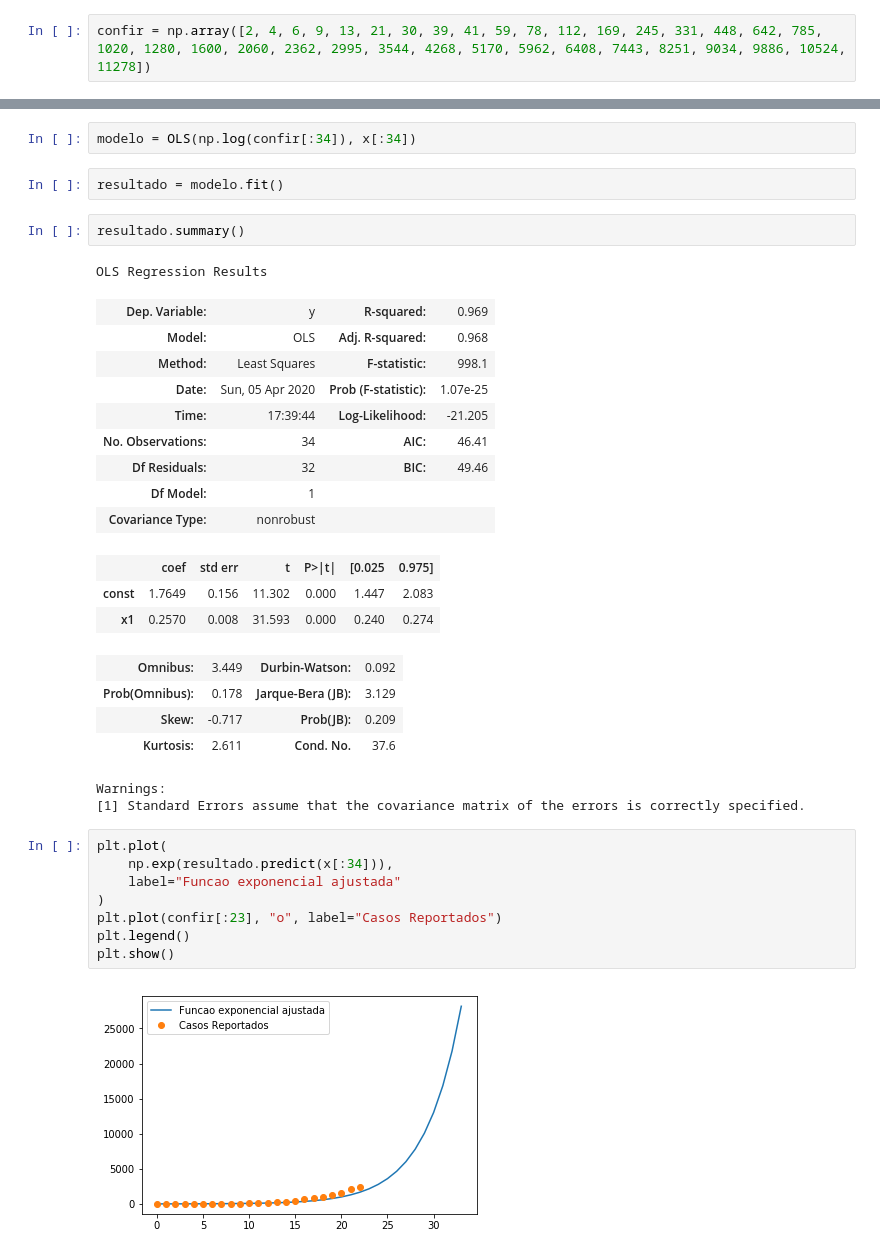
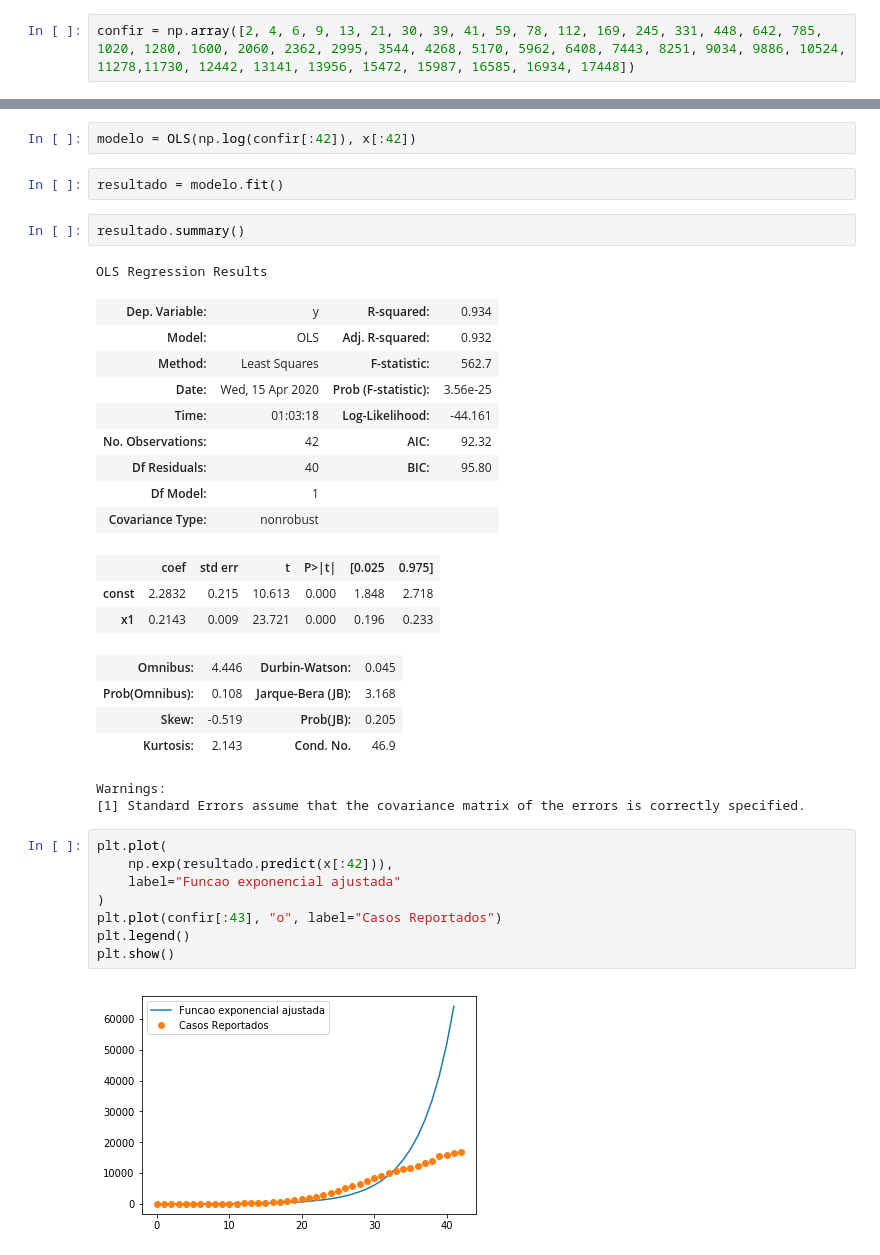
Before and after one commit to DuarteAndre/Covid-19_visualizacao_dados, a Jupyter notebook: Meus_testes_COVID.ipynb, the cells around one changed output, grey strips where cells are left out. Saved outputs shown, nothing was run; the diff lists cells and outputs as text.

```diff
--- a/Meus_testes_COVID.ipynb
+++ b/Meus_testes_COVID.ipynb
@@ -134,7 +134,7 @@ df_data[['obitos']].plot(kind='line', title='Evolucao dos obitos', linestyle='--
 # %% [markdown]
 ## Ordinary Least Squares (OLS) -> Estimacao de parametros desconhecidos da regressão linear
 # %%
-confir = np.array([2, 4, 6, 9, 13, 21, 30, 39, 41, 59, 78, 112, 169, 245, 331, 448, 642, 785, 1020, 1280, 1600, 2060, 2362, 2995, 3544, 4268, 5170, 5962, 6408, 7443, 8251, 9034, 9886, 10524, 11278])
+confir = np.array([2, 4, 6, 9, 13, 21, 30, 39, 41, 59, 78, 112, 169, 245, 331, 448, 642, 785, 1020, 1280, 1600, 2060, 2362, 2995, 3544, 4268, 5170, 5962, 6408, 7443, 8251, 9034, 9886, 10524, 11278,11730, 12442, 13141, 13956, 15472, 15987, 16585, 16934, 17448])
 # %%
 print (confir)
 # %% [output]
@@ -145,38 +146,38 @@ print (confir)
 x = np.arange(len(confir))
 x = add_constant(x)
 # %%
-modelo = OLS(np.log(confir[:34]), x[:34])
+modelo = OLS(np.log(confir[:42]), x[:42])
 # %%
 resultado = modelo.fit()
 # %%
 resultado.summary()
 # %% [output]
 OLS Regression Results
-| Dep. Variable: | y | R-squared: | 0.969 |
-| Model: | OLS | Adj. R-squared: | 0.968 |
-| Method: | Least Squares | F-statistic: | 998.1 |
-| Date: | Sun, 05 Apr 2020 | Prob (F-statistic): | 1.07e-25 |
-| Time: | 17:39:44 | Log-Likelihood: | -21.205 |
-| No. Observations: | 34 | AIC: | 46.41 |
-| Df Residuals: | 32 | BIC: | 49.46 |
+| Dep. Variable: | y | R-squared: | 0.934 |
+| Model: | OLS | Adj. R-squared: | 0.932 |
+| Method: | Least Squares | F-statistic: | 562.7 |
+| Date: | Wed, 15 Apr 2020 | Prob (F-statistic): | 3.56e-25 |
+| Time: | 01:03:18 | Log-Likelihood: | -44.161 |
+| No. Observations: | 42 | AIC: | 92.32 |
+| Df Residuals: | 40 | BIC: | 95.80 |
 | Df Model: | 1 |  |  |
 | Covariance Type: | nonrobust |  |  |
 |  | coef | std err | t | P>|t| | [0.025 | 0.975] |
-| const | 1.7649 | 0.156 | 11.302 | 0.000 | 1.447 | 2.083 |
-| x1 | 0.2570 | 0.008 | 31.593 | 0.000 | 0.240 | 0.274 |
+| const | 2.2832 | 0.215 | 10.613 | 0.000 | 1.848 | 2.718 |
+| x1 | 0.2143 | 0.009 | 23.721 | 0.000 | 0.196 | 0.233 |
-| Omnibus: | 3.449 | Durbin-Watson: | 0.092 |
-| Prob(Omnibus): | 0.178 | Jarque-Bera (JB): | 3.129 |
-| Skew: | -0.717 | Prob(JB): | 0.209 |
-| Kurtosis: | 2.611 | Cond. No. | 37.6 |
+| Omnibus: | 4.446 | Durbin-Watson: | 0.045 |
+| Prob(Omnibus): | 0.108 | Jarque-Bera (JB): | 3.168 |
+| Skew: | -0.519 | Prob(JB): | 0.205 |
+| Kurtosis: | 2.143 | Cond. No. | 46.9 |
 Warnings:
 [1] Standard Errors assume that the covariance matrix of the errors is correctly specified.
 # %%
 plt.plot(
-    np.exp(resultado.predict(x[:34])),
+    np.exp(resultado.predict(x[:42])),
     label="Funcao exponencial ajustada"
 )
-plt.plot(confir[:23], "o", label="Casos Reportados")
+plt.plot(confir[:43], "o", label="Casos Reportados")
 plt.legend()
 plt.show()
 # %% [output]
-[figure, old version]
+[figure, new version]
```
Also changed, not shown: parts of 10 cells of this notebook, 1 other file.
